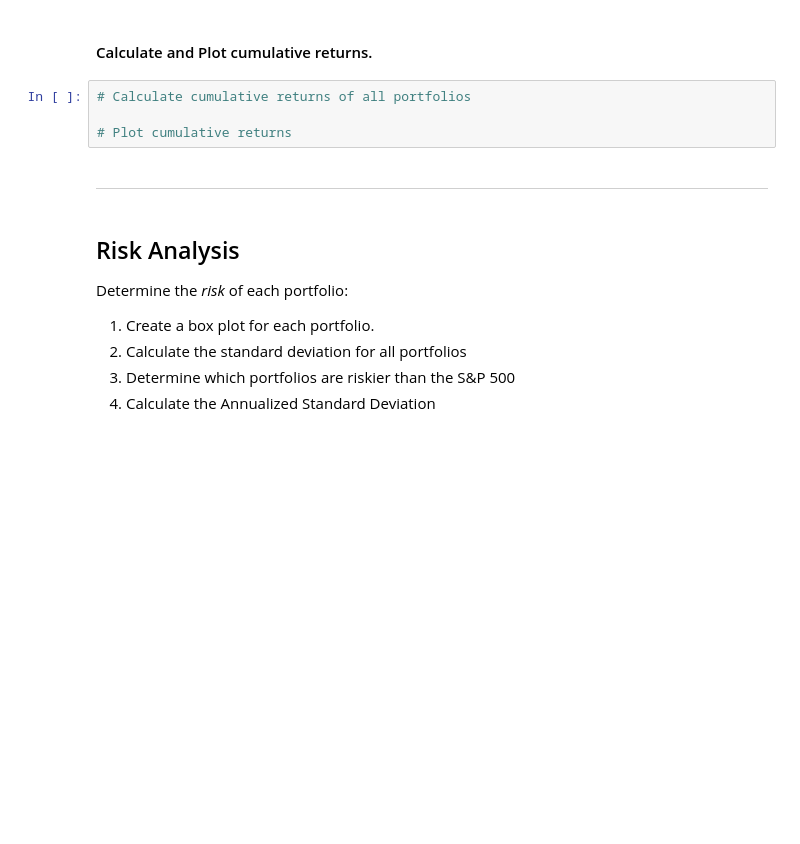
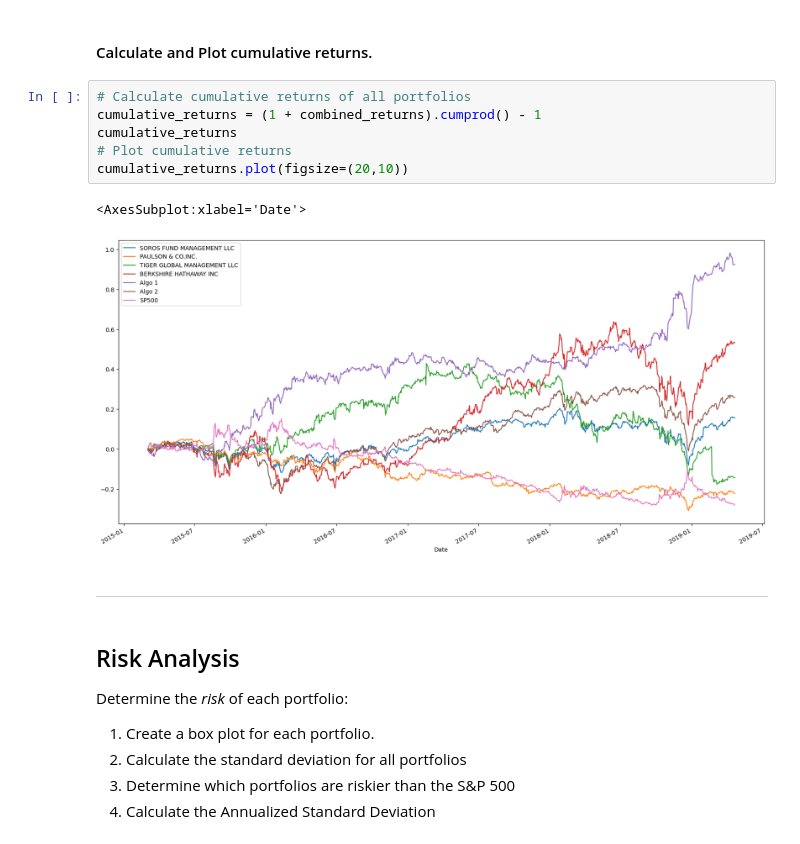
Before and after one commit to LeandroHugo/Analysis-Notebook-M4, a Jupyter notebook: whale_analysis.ipynb, the cells around one changed output. Cells and saved outputs as stored; diff of their text form; blank space fills up the shorter version.

```diff
--- a/whale_analysis.ipynb
+++ b/whale_analysis.ipynb
@@ -142,8 +192,13 @@ In this section, you will calculate and visualize performance and risk metrics f
 #### Calculate and Plot cumulative returns.
 # %%
 # Calculate cumulative returns of all portfolios
-
+cumulative_returns = (1 + combined_returns).cumprod() - 1
+cumulative_returns
 # Plot cumulative returns
+cumulative_returns.plot(figsize=(20,10))
+# %% [output]
+<AxesSubplot:xlabel='Date'>
+[figure, added]
 # %% [markdown]
 ---
 # %% [markdown]
```
Also changed, not shown: parts of 16 cells of this notebook.
